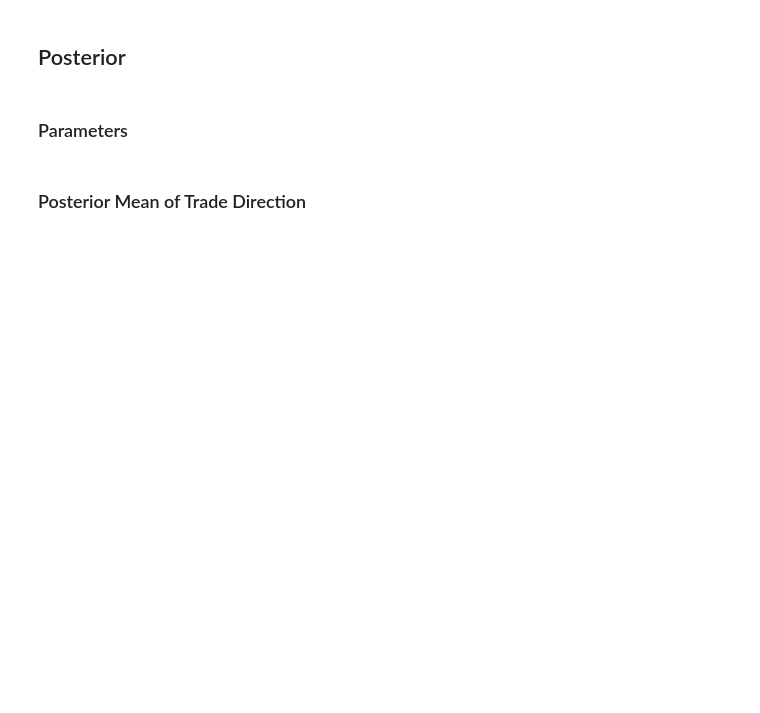
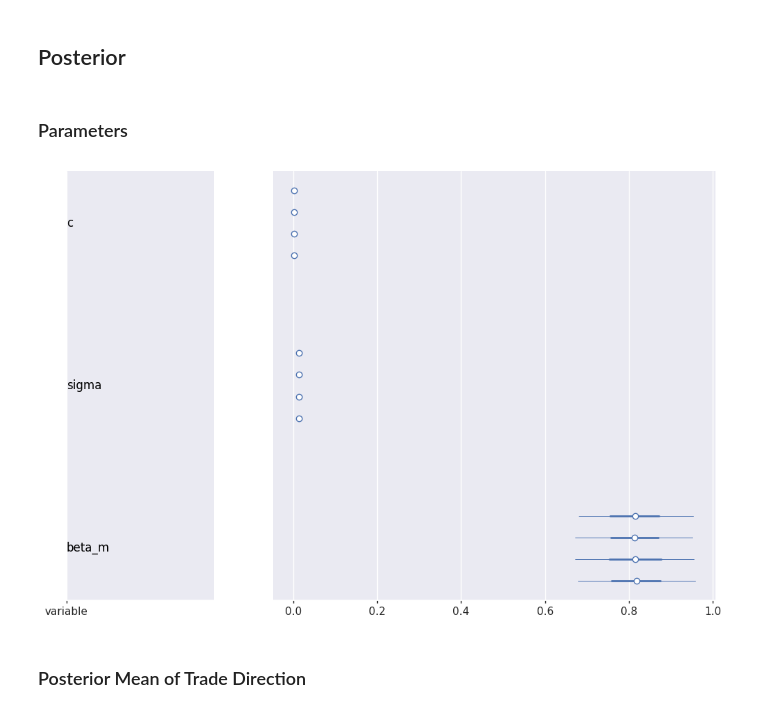
Before and after one commit to michaelnowotny/pyjags, a Jupyter notebook: notebooks/Trading Cost Estimation.ipynb, the cells around one changed output. Saved outputs shown, nothing was run; the diff lists cells and outputs as text; code cells hidden in the pictures; blank space fills up the shorter version.

```diff
--- a/notebooks/Trading Cost Estimation.ipynb
+++ b/notebooks/Trading Cost Estimation.ipynb
@@ -361,9 +407,11 @@ az.ess(idata_with_market_factor, var_names=parameter_names_with_market_factor)
 # %% [markdown]
 ### Parameters
 # %%
-az.plot_posterior(idata_with_market_factor,
+az.plot_forest(idata_with_market_factor,
                   var_names=parameter_names_with_market_factor,
                   figure_kwargs={"figsize": figsize});
+# %% [output]
+[figure, added]
 # %% [markdown]
 ### Posterior Mean of Trade Direction
 # %%
```
Also changed, not shown: parts of 14 cells of this notebook, 4 other files.
